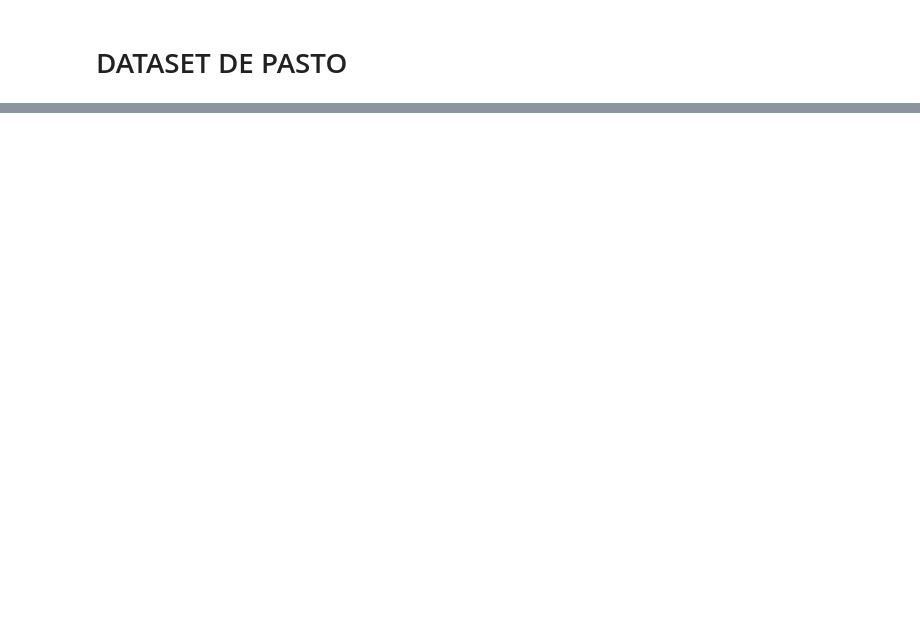
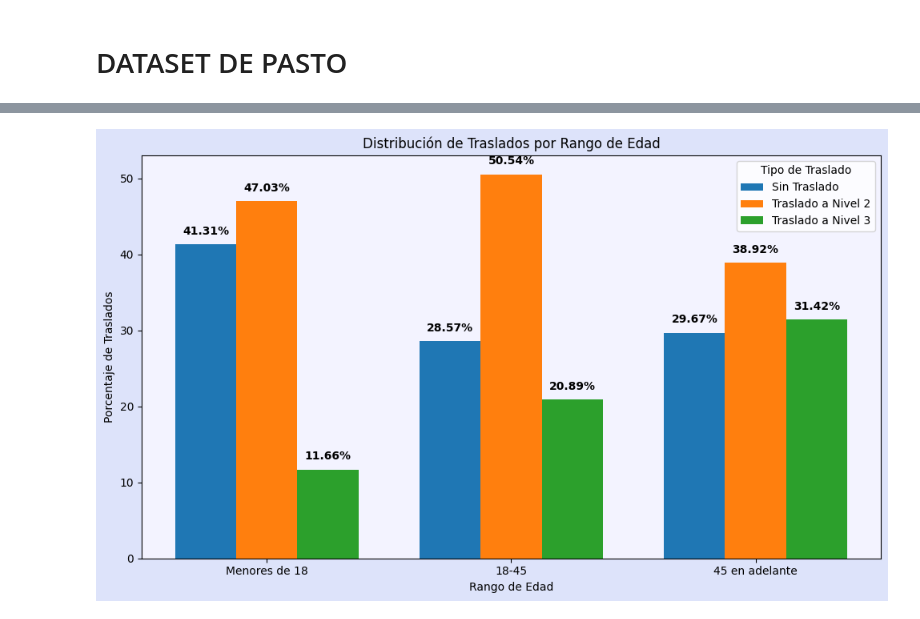
Before and after one commit to aisaza609/Interoperabilidad_Historias_clinicas, a Jupyter notebook: Analisis_Decriptivo_de_Traslados_en_los_Hospitales.ipynb, the cells around one changed output, grey strips where cells are left out. Saved outputs shown, nothing was run; the diff lists cells and outputs as text; code cells hidden in the pictures; blank space fills up the shorter version.

```diff
--- a/Analisis_Decriptivo_de_Traslados_en_los_Hospitales.ipynb
+++ b/Analisis_Decriptivo_de_Traslados_en_los_Hospitales.ipynb
@@ -184,0 +291,12 @@ tg_pasto
+# %%
+# URL del archivo .csv en GitHub
+url_csv1 = 'https://raw.githubusercontent.com/aisaza609/Datos_a_la_U_grupo_2/refs/heads/main/Dataset%20de%20datos%20abiertos/Remisiones_de_pacientes_pasto.csv'
+
+# Descargar y cargar el archivo .csv
+response_csv = requests.get(url_csv1)
+if response_csv.status_code == 200:
+    df_pasto = pd.read_csv(BytesIO(response_csv.content))
+    df_pasto.head()
+else:
+    print("No se pudo descargar el archivo .csv.")
+df_pasto.head()
@@ -195,9 +389,8 @@ df_pasto.head()
 # %%
-
-# Definir el mapeo de especialidades a niveles de atención
+# Definir el mapeo de especialidades a niveles de atención con términos clave
 nivel_atencion_map = {
     "nivel 1": ["medicina general", "nutricion", "optometria", "psicologia", "terapia fisica", "rehabilitacion"],
-    "nivel 2": ["medicina interna", "cirugia general", "ortopedia", "ginecologia", "pediatria", "urologia", "psiquiatria", "alergologia"],
+    "nivel 2": ["medicina interna", "cirugia general", "ortopedia", "ginecologia", "pediatria", "urologia", "psiquiatria", "alergologia","pomeroy","vasectomia"],
     "nivel 3": ["cardiologia", "cirugia plastica", "cirugia vascular", "dermatologia", "endocrinologia", "fisiatria",
                 "gastroenterologia", "genetica", "hematologia", "nefrologia", "neumologia", "neurocirugia",
                 "neurologia", "neuropediatria", "oftalmologia", "oncologia", "otorrinolaringologia", "reumatologia"]
@@ -207,6 +400,7 @@ nivel_atencion_map = {
 def asignar_nivel_atencion(objeto_remision):
     objeto_remision_lower = str(objeto_remision).lower()  # Convertir a minúsculas para comparación
     for nivel, especialidades in nivel_atencion_map.items():
+        # Verificamos si alguna palabra clave de la especialidad está en el objeto de remisión
         if any(especialidad in objeto_remision_lower for especialidad in especialidades):
             return int(nivel.split()[-1])  # Devolver solo el número de nivel
     return None  # Si no se encuentra, devolver None
@@ -310,36 +563,39 @@ df_pasto.RangoEdad.value_counts() #mostramos la informacion de las columnas
 # %%
-import matplotlib.pyplot as plt
-import numpy as np
-import pandas as pd
-
 
 # Calcular el porcentaje de cada tipo de traslado dentro de cada rango de edad
 traslados_por_rango = df_pasto.groupby(['RangoEdad', 'Traslado']).size().unstack(fill_value=0)
 traslados_por_rango = traslados_por_rango.div(traslados_por_rango.sum(axis=1), axis=0) * 100
 
 # Configuración de las etiquetas y los colores
 categorias = ['Sin Traslado', 'Traslado a Nivel 2', 'Traslado a Nivel 3']
 bar_width = 0.25
 index = np.arange(len(traslados_por_rango))
 
 fig, ax = plt.subplots(figsize=(10, 6))
 
 # Crear barras para cada tipo de traslado en cada rango de edad
 for i, categoria in enumerate(categorias):
-    plt.bar(index + i * bar_width, traslados_por_rango[i], bar_width, label=categoria)
+    barras = plt.bar(index + i * bar_width, traslados_por_rango[i], bar_width, label=categoria)
+
+    # Agregar etiquetas de porcentaje encima de cada barra
+    for bar in barras:
+        yval = bar.get_height()
+        ax.text(bar.get_x() + bar.get_width() / 2, yval + 1, f"{yval:.2f}%", ha='center', va='bottom', fontweight='bold')
 
 # Configurar etiquetas y diseño
 ax.set_xlabel('Rango de Edad')
 ax.set_ylabel('Porcentaje de Traslados')
 ax.set_title('Distribución de Traslados por Rango de Edad')
 ax.set_xticks(index + bar_width)
 ax.set_xticklabels(['Menores de 18', '18-45', '45 en adelante'])
 ax.legend(title="Tipo de Traslado")
 
 # Ajustar el diseño de fondo
 fig.patch.set_facecolor('#DDE3FA')
 ax.set_facecolor('#F3F3FF')
 
 # Mostrar la gráfica
 plt.tight_layout()
 plt.show()
+# %% [output]
+[figure, added]
```
Also changed, not shown: parts of 46 cells of this notebook.
